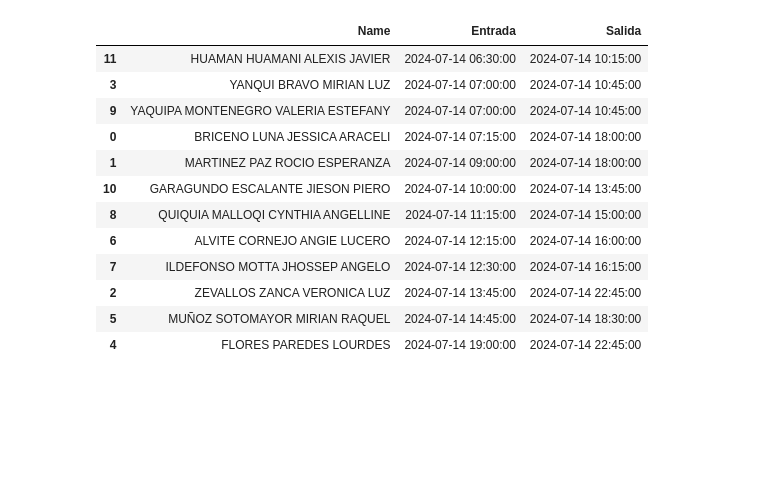
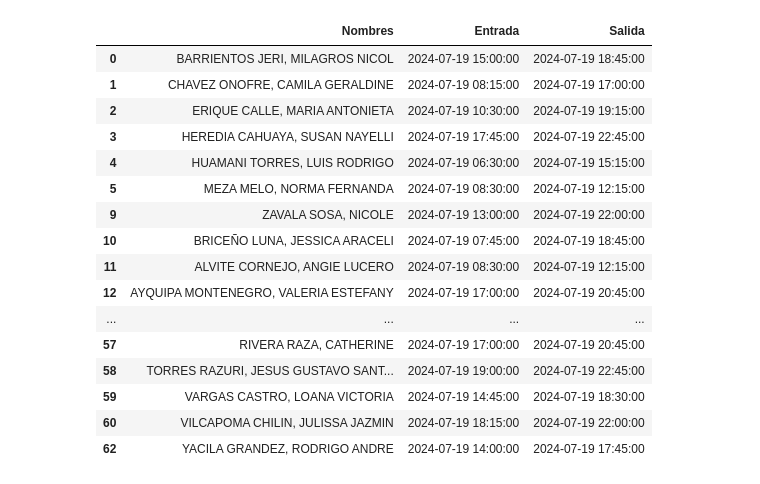
Before and after one commit to DivorcedLance/SuperPy, a Jupyter notebook: utils.ipynb, the cells around one changed output. Drawn from its saved outputs; the diff is of its cells as text; code cells hidden in the pictures; blank space fills up the shorter version.

Commit message:
chore: Add employee shift schedule for the month

```diff
--- a/utils.ipynb
+++ b/utils.ipynb
@@ -4,8 +4,5 @@
 # - Asignar posiciones
 # %%
 import pandas as pd
-data_path = "data.csv"
-df = pd.read_csv(data_path)
+data_path = "schedule.csv"
+df = pd.read_csv(data_path, sep=";")
-# %%
-df['Entrada'] = pd.to_datetime(df['Entrada'])
-df['Salida'] = pd.to_datetime(df['Salida'])
@@ -28,18 +8,0 @@ df
-# %%
-# - Ordenar por orden de entrada
-df_sorted_by_entrada = df.sort_values('Entrada')
-df_sorted_by_entrada
-# %% [output]
-|  | Name | Entrada | Salida |
-| 11 | HUAMAN HUAMANI ALEXIS JAVIER | 2024-07-14 06:30:00 | 2024-07-14 10:15:00 |
-| 3 | YANQUI BRAVO MIRIAN LUZ | 2024-07-14 07:00:00 | 2024-07-14 10:45:00 |
-| 9 | YAQUIPA MONTENEGRO VALERIA ESTEFANY | 2024-07-14 07:00:00 | 2024-07-14 10:45:00 |
-| 0 | BRICENO LUNA JESSICA ARACELI | 2024-07-14 07:15:00 | 2024-07-14 18:00:00 |
-| 1 | MARTINEZ PAZ ROCIO ESPERANZA | 2024-07-14 09:00:00 | 2024-07-14 18:00:00 |
-| 10 | GARAGUNDO ESCALANTE JIESON PIERO | 2024-07-14 10:00:00 | 2024-07-14 13:45:00 |
-| 8 | QUIQUIA MALLOQI CYNTHIA ANGELLINE | 2024-07-14 11:15:00 | 2024-07-14 15:00:00 |
-| 6 | ALVITE CORNEJO ANGIE LUCERO | 2024-07-14 12:15:00 | 2024-07-14 16:00:00 |
-| 7 | ILDEFONSO MOTTA JHOSSEP ANGELO | 2024-07-14 12:30:00 | 2024-07-14 16:15:00 |
-| 2 | ZEVALLOS ZANCA VERONICA LUZ | 2024-07-14 13:45:00 | 2024-07-14 22:45:00 |
-| 5 | MUÑOZ SOTOMAYOR MIRIAN RAQUEL | 2024-07-14 14:45:00 | 2024-07-14 18:30:00 |
-| 4 | FLORES PAREDES LOURDES | 2024-07-14 19:00:00 | 2024-07-14 22:45:00 |
@@ -47,0 +9,44 @@ n_cajas = 5
+# %%
+day_schedule_df = df[["Nombres", "Sabado"]]
+# where sea diferente de DIA DE DESCANSO o VACACIONES
+day_schedule_df = day_schedule_df[day_schedule_df["Sabado"] != "DIA DE DESCANSO"]
+day_schedule_df = day_schedule_df[day_schedule_df["Sabado"] != "VACACIONES"]
+# %%
+def threat_cell(cell):
+    if cell in ["DIA DE DESCANSO", "VACACIONES"]:
+        return cell, cell
+    else:
+        entrada = cell.split(" - ")[0]
+        salida = cell.split(" - ")[1]
+        return entrada, salida
+
+# use threat_cell function to threat the cell
+
+day_schedule_df["Entrada"], day_schedule_df["Salida"] = zip(*day_schedule_df["Sabado"].map(threat_cell))
+
+
+# drop lunes
+day_schedule_df = day_schedule_df.drop(columns=["Sabado"])
+
+day_schedule_df["Entrada"] = pd.to_datetime(day_schedule_df["Entrada"])
+day_schedule_df["Salida"] = pd.to_datetime(day_schedule_df["Salida"])
+# %%
+day_schedule_df
+# %% [output]
+|  | Nombres | Entrada | Salida |
+| 0 | BARRIENTOS JERI, MILAGROS NICOL | 2024-07-19 15:00:00 | 2024-07-19 18:45:00 |
+| 1 | CHAVEZ ONOFRE, CAMILA GERALDINE | 2024-07-19 08:15:00 | 2024-07-19 17:00:00 |
+| 2 | ERIQUE CALLE, MARIA ANTONIETA | 2024-07-19 10:30:00 | 2024-07-19 19:15:00 |
+| 3 | HEREDIA CAHUAYA, SUSAN NAYELLI | 2024-07-19 17:45:00 | 2024-07-19 22:45:00 |
+| 4 | HUAMANI TORRES, LUIS RODRIGO | 2024-07-19 06:30:00 | 2024-07-19 15:15:00 |
+| 5 | MEZA MELO, NORMA FERNANDA | 2024-07-19 08:30:00 | 2024-07-19 12:15:00 |
+| 9 | ZAVALA SOSA, NICOLE | 2024-07-19 13:00:00 | 2024-07-19 22:00:00 |
+| 10 | BRICEÑO LUNA, JESSICA ARACELI | 2024-07-19 07:45:00 | 2024-07-19 18:45:00 |
+| 11 | ALVITE CORNEJO, ANGIE LUCERO | 2024-07-19 08:30:00 | 2024-07-19 12:15:00 |
+| 12 | AYQUIPA MONTENEGRO, VALERIA ESTEFANY | 2024-07-19 17:00:00 | 2024-07-19 20:45:00 |
+| ... | ... | ... | ... |
+| 57 | RIVERA RAZA, CATHERINE | 2024-07-19 17:00:00 | 2024-07-19 20:45:00 |
+| 58 | TORRES RAZURI, JESUS GUSTAVO SANT... | 2024-07-19 19:00:00 | 2024-07-19 22:45:00 |
+| 59 | VARGAS CASTRO, LOANA VICTORIA | 2024-07-19 14:45:00 | 2024-07-19 18:30:00 |
+| 60 | VILCAPOMA CHILIN, JULISSA JAZMIN | 2024-07-19 18:15:00 | 2024-07-19 22:00:00 |
+| 62 | YACILA GRANDEZ, RODRIGO ANDRE | 2024-07-19 14:00:00 | 2024-07-19 17:45:00 |
```
Also changed, not shown: parts of 8 cells of this notebook, 4 other files.
